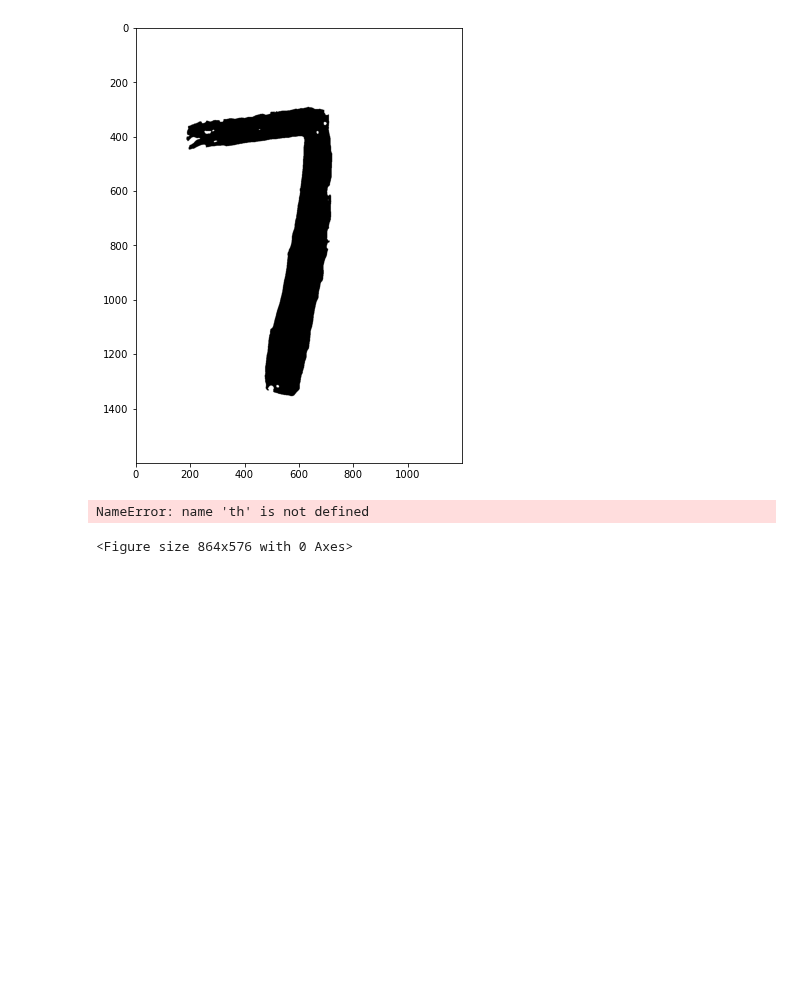
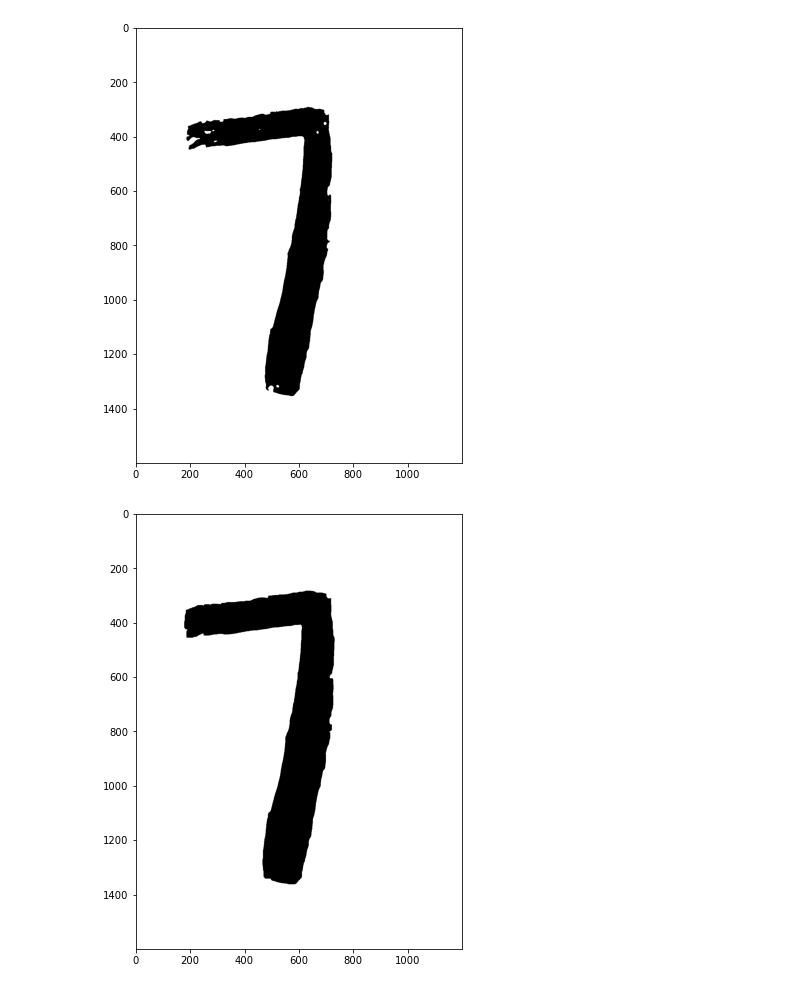
Before and after one commit to shahidqureshi01/AI, a Jupyter notebook: M6_Computer_Vision/06. Contours and Blob detection/detect.ipynb, the cells around one changed output. Cells and saved outputs as stored; diff of their text form; code cells hidden in the pictures; blank space fills up the shorter version.

Commit message:
add canny and erode on image

```diff
--- a/M6_Computer_Vision/06. Contours and Blob detection/detect.ipynb
+++ b/M6_Computer_Vision/06. Contours and Blob detection/detect.ipynb
@@ -32,9 +32,12 @@ plt.figure(figsize = (12,8))
 plt.imshow(th, cmap='gray');
 # %% [output]
 [figure]
-# %%
-
-closing = cv.morphologyEx(img, cv.MORPH_CLOSE, kernel)
-# %% [output]
-NameError: name 'th' is not defined
-<Figure size 864x576 with 0 Axes>
+# %%
+kernel = kernel = np.ones((3,3),np.uint8)
+#closing = cv2.morphologyEx(th, cv2.MORPH_OPEN, kernel)
+dilation = cv2.erode(th ,kernel,iterations = 8)
+
+plt.figure(figsize = (12,8))
+plt.imshow(dilation, cmap='gray');
+# %% [output]
+[figure, added]
```
Also changed, not shown: parts of 3 cells of this notebook.
